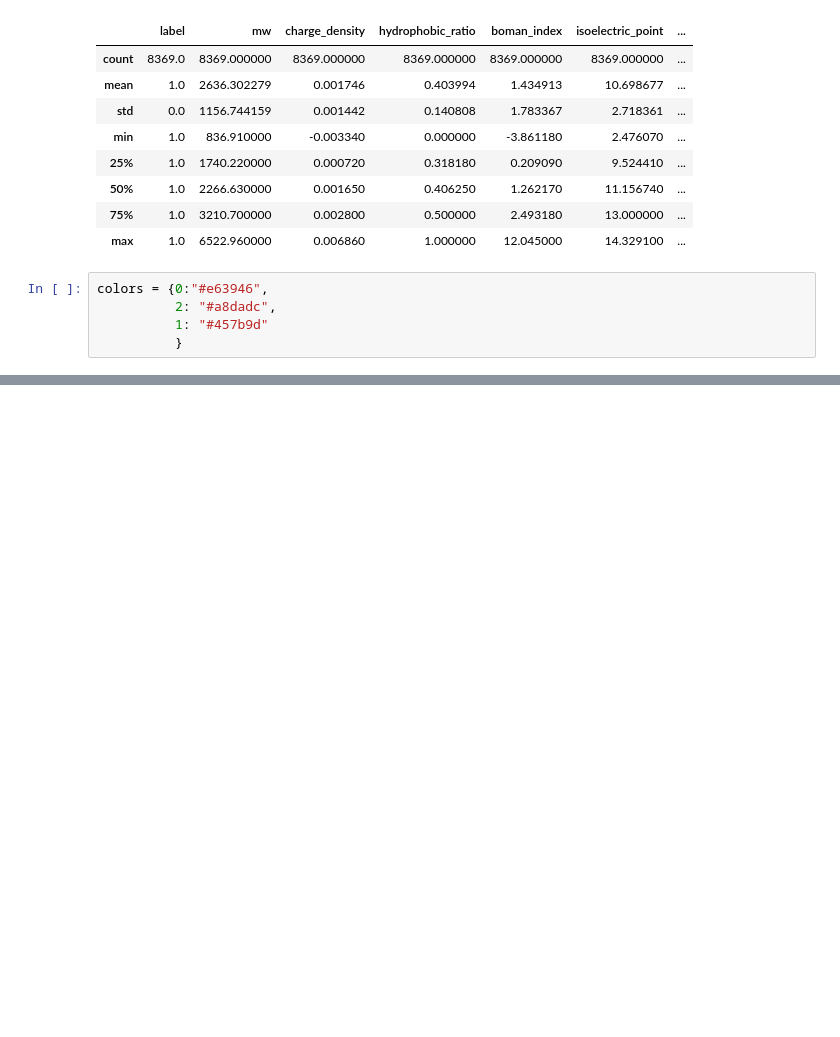
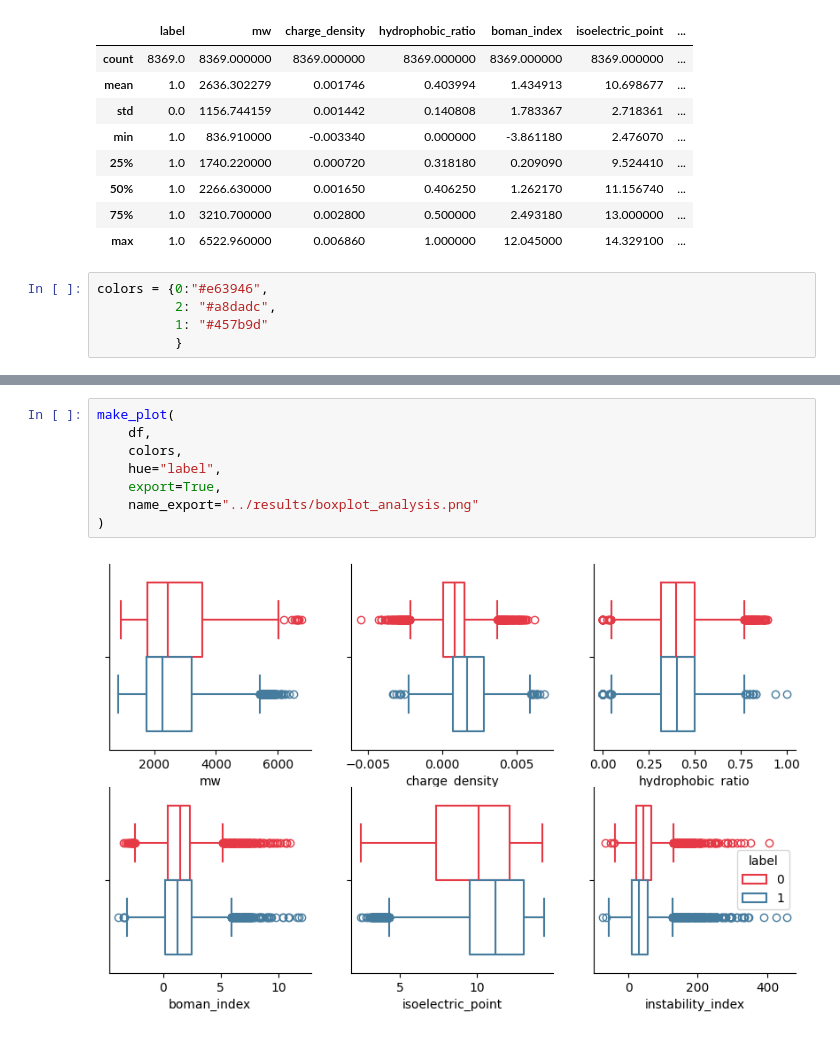
Before and after one commit to dMedinaO/machine_learning_master_bioinformatica_2025, a Jupyter notebook: examples_2608/2_analyze_dataset.ipynb, the cells around one changed output, grey strips where cells are left out. Drawn from its saved outputs; the diff is of its cells as text; blank space fills up the shorter version.

```diff
--- a/examples_2608/2_analyze_dataset.ipynb
+++ b/examples_2608/2_analyze_dataset.ipynb
@@ -155,0 +196,10 @@ sns.despine()
+# %%
+make_plot(
+    df,
+    colors,
+    hue="label",
+    export=True,
+    name_export="../results/boxplot_analysis.png"
+)
+# %% [output]
+[figure, added]
```
Also changed, not shown: parts of 19 cells of this notebook, 2 other files.
